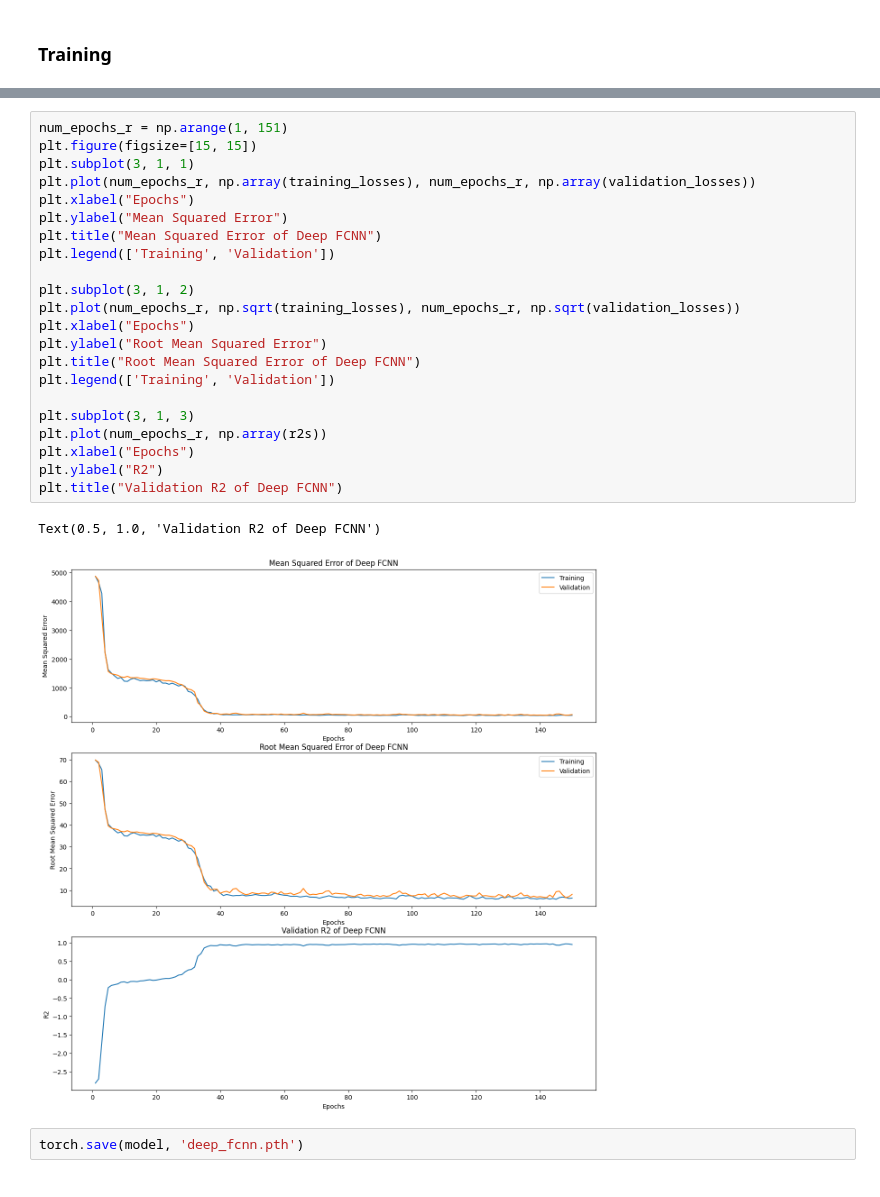
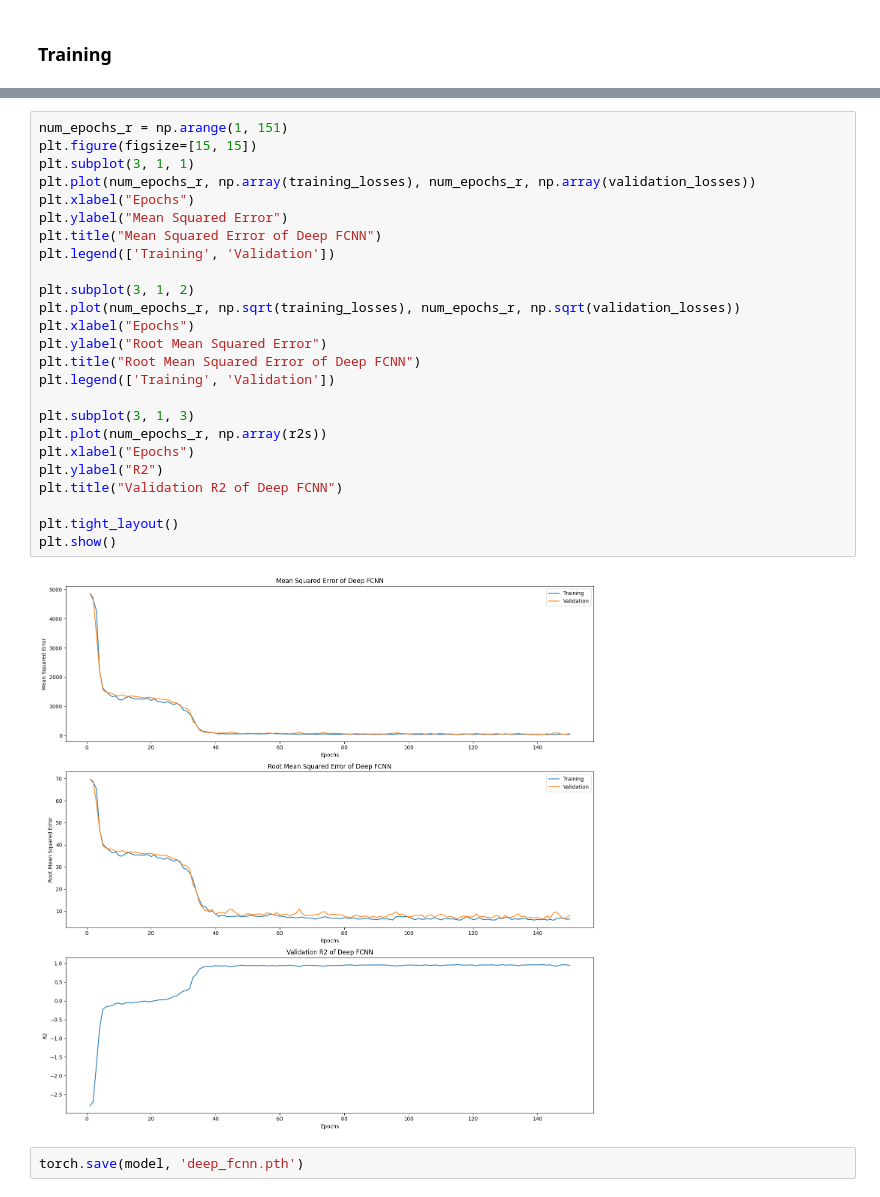
Before and after one commit to tsopeter/835-Final-Project, a Jupyter notebook: ANN.ipynb, the cells around one changed output, grey strips where cells are left out. Saved outputs shown, nothing was run; the diff lists cells and outputs as text.

```diff
--- a/ANN.ipynb
+++ b/ANN.ipynb
@@ -153,28 +153,30 @@ Validation R2: 0.948199987411499
 # %%
 num_epochs_r = np.arange(1, 151)
 plt.figure(figsize=[15, 15])
 plt.subplot(3, 1, 1)
 plt.plot(num_epochs_r, np.array(training_losses), num_epochs_r, np.array(validation_losses))
 plt.xlabel("Epochs")
 plt.ylabel("Mean Squared Error")
 plt.title("Mean Squared Error of Deep FCNN")
 plt.legend(['Training', 'Validation'])
 
 plt.subplot(3, 1, 2)
 plt.plot(num_epochs_r, np.sqrt(training_losses), num_epochs_r, np.sqrt(validation_losses))
 plt.xlabel("Epochs")
 plt.ylabel("Root Mean Squared Error")
 plt.title("Root Mean Squared Error of Deep FCNN")
 plt.legend(['Training', 'Validation'])
 
 plt.subplot(3, 1, 3)
 plt.plot(num_epochs_r, np.array(r2s))
 plt.xlabel("Epochs")
 plt.ylabel("R2")
 plt.title("Validation R2 of Deep FCNN")
+
+plt.tight_layout()
+plt.show()
 # %% [output]
-Text(0.5, 1.0, 'Validation R2 of Deep FCNN')
-[figure, old version]
+[figure, new version]
 # %%
 torch.save(model, 'deep_fcnn.pth')
 # %% [markdown]
```
